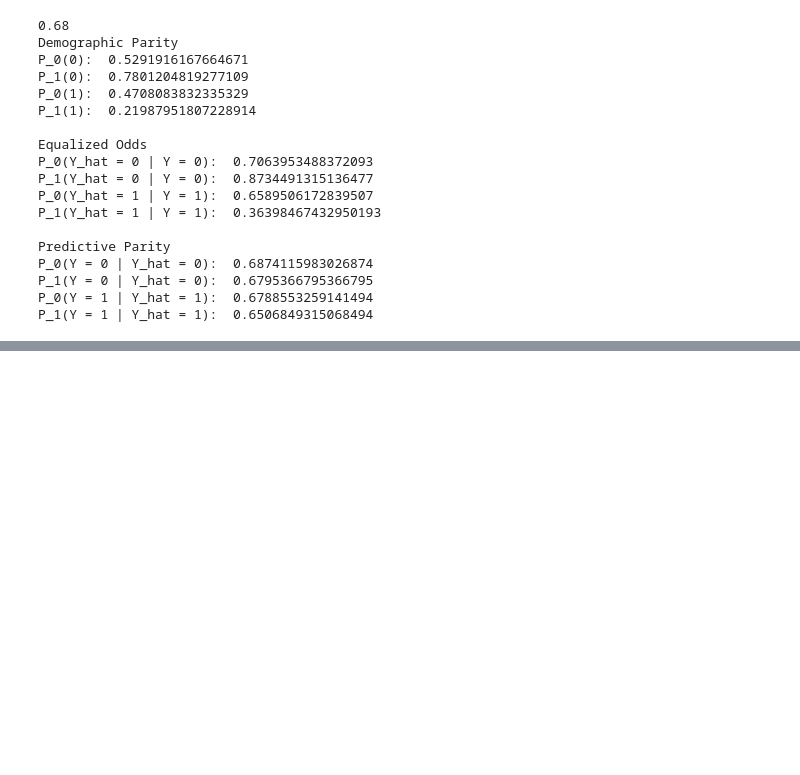
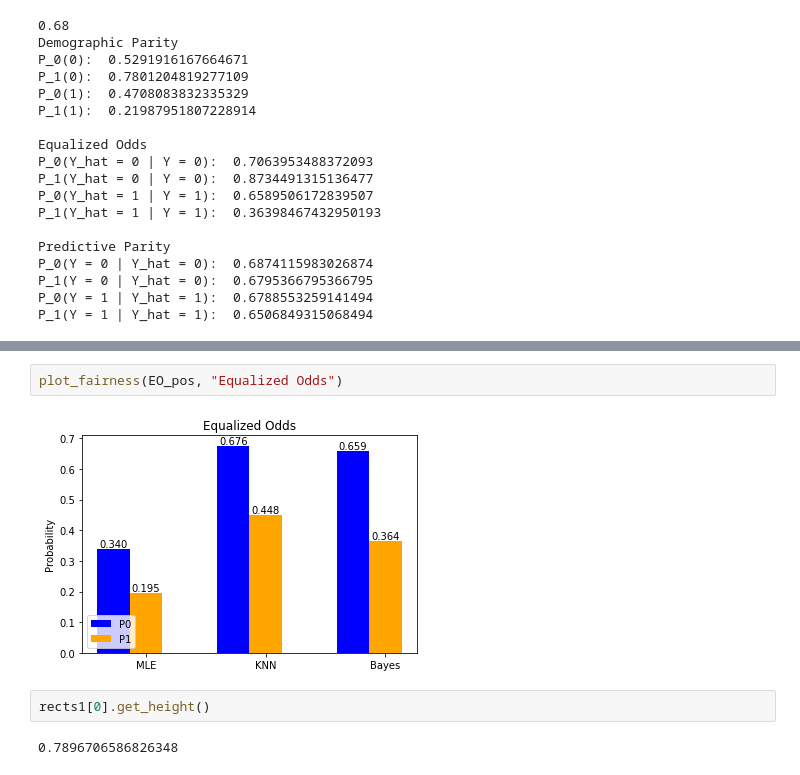
Before and after one commit to anyu0/machine-learning-2020s, a Jupyter notebook: ml_hw_1_5.ipynb, the cells around one changed output, grey strips where cells are left out. Saved outputs shown, nothing was run; the diff lists cells and outputs as text; blank space fills up the shorter version.

```diff
--- a/ml_hw_1_5.ipynb
+++ b/ml_hw_1_5.ipynb
@@ -432,0 +487,8 @@ P_1(Y = 1 | Y_hat = 1):  0.6506849315068494
+# %%
+plot_fairness(EO_pos, "Equalized Odds")
+# %% [output]
+[figure, added]
+# %%
+rects1[0].get_height()
+# %% [output]
+0.7896706586826348
```
Also changed, not shown: parts of 5 cells of this notebook.
